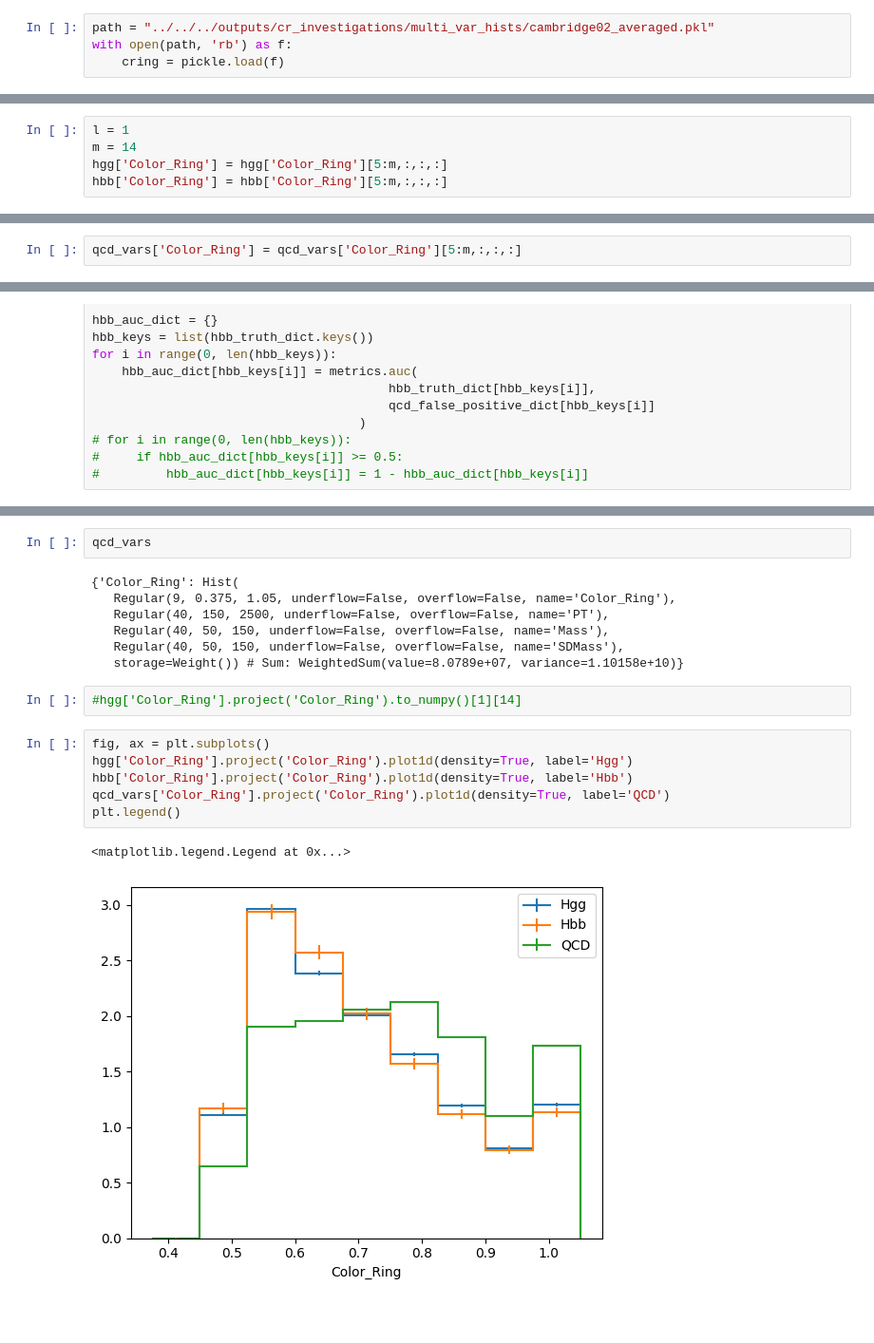
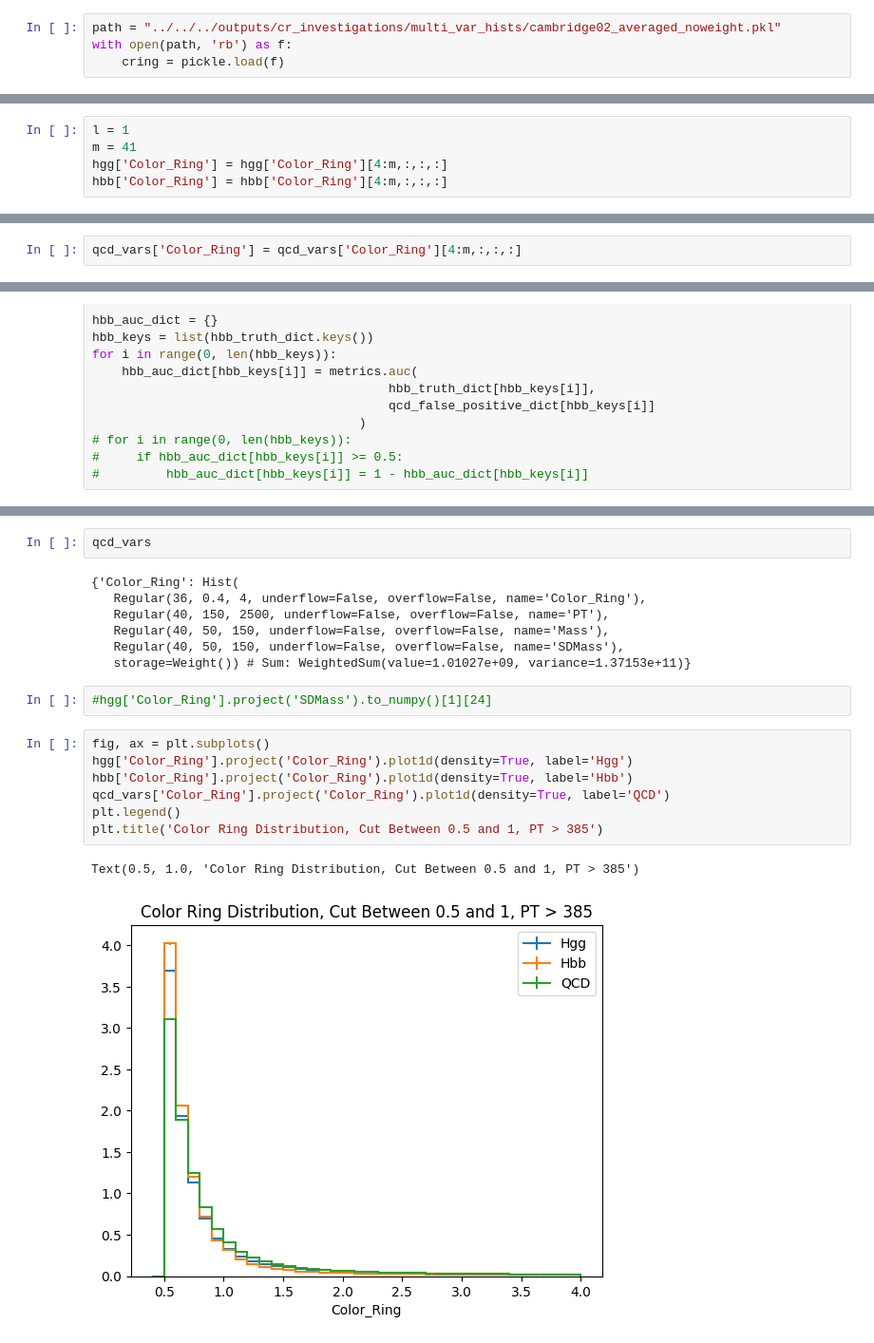
Before and after one commit to cmoore24-24/hgg, a Jupyter notebook: notebooks/stats/multiaxis/ca_multiaxis_plots.ipynb, the cells around one changed output, grey strips where cells are left out. Shown at 95% size. Saved outputs shown, nothing was run; the diff lists cells and outputs as text; blank space fills up the shorter version.

Commit message:
march 25th color ring averaging work

```diff
--- a/notebooks/stats/multiaxis/ca_multiaxis_plots.ipynb
+++ b/notebooks/stats/multiaxis/ca_multiaxis_plots.ipynb
@@ -4,7 +4,7 @@ import matplotlib.pyplot as plt
 import pickle
 import sklearn.metrics as metrics
 # %%
-path = "../../../outputs/cr_investigations/multi_var_hists/cambridge02_averaged.pkl"
+path = "../../../outputs/cr_investigations/multi_var_hists/cambridge02_averaged_noweight.pkl"
 with open(path, 'rb') as f:
     cring = pickle.load(f)
 # %%
@@ -25,9 +25,9 @@ for i in range(1, len(hbb_entries)):
     hbb[hbb_entries[i]].view(flow=True)[:] *= scalesHbb
 # %%
 l = 1
-m = 14
-hgg['Color_Ring'] = hgg['Color_Ring'][5:m,:,:,:]
-hbb['Color_Ring'] = hbb['Color_Ring'][5:m,:,:,:]
+m = 41
+hgg['Color_Ring'] = hgg['Color_Ring'][4:m,:,:,:]
+hbb['Color_Ring'] = hbb['Color_Ring'][4:m,:,:,:]
 # %%
 #get the totals for each histogram
 hgg_totals_dict = {}
@@ -130,7 +130,7 @@ for i in range(1, len(entries)):
         temp_hist += qcd_dict[list(qcd_dict.keys())[j]][entries[i]]
     qcd_vars[entries[i]] = temp_hist
 # %%
-qcd_vars['Color_Ring'] = qcd_vars['Color_Ring'][5:m,:,:,:]
+qcd_vars['Color_Ring'] = qcd_vars['Color_Ring'][4:m,:,:,:]
 # %%
 #totals for each qcd hist
 qcd_totals_dict = {}
@@ -224,21 +224,22 @@ hgg
 qcd_vars
 # %% [output]
 {'Color_Ring': Hist(
-   Regular(9, 0.375, 1.05, underflow=False, overflow=False, name='Color_Ring'),
+   Regular(36, 0.4, 4, underflow=False, overflow=False, name='Color_Ring'),
    Regular(40, 150, 2500, underflow=False, overflow=False, name='PT'),
    Regular(40, 50, 150, underflow=False, overflow=False, name='Mass'),
    Regular(40, 50, 150, underflow=False, overflow=False, name='SDMass'),
-   storage=Weight()) # Sum: WeightedSum(value=8.0789e+07, variance=1.10158e+10)}
+   storage=Weight()) # Sum: WeightedSum(value=1.01027e+09, variance=1.37153e+11)}
 # %%
-#hgg['Color_Ring'].project('Color_Ring').to_numpy()[1][14]
+#hgg['Color_Ring'].project('SDMass').to_numpy()[1][24]
 # %%
 fig, ax = plt.subplots()
 hgg['Color_Ring'].project('Color_Ring').plot1d(density=True, label='Hgg')
 hbb['Color_Ring'].project('Color_Ring').plot1d(density=True, label='Hbb')
 qcd_vars['Color_Ring'].project('Color_Ring').plot1d(density=True, label='QCD')
 plt.legend()
+plt.title('Color Ring Distribution, Cut Between 0.5 and 1, PT > 385')
 # %% [output]
-<matplotlib.legend.Legend at 0x...>
+Text(0.5, 1.0, 'Color Ring Distribution, Cut Between 0.5 and 1, PT > 385')
-[figure, old version]
+[figure, new version]
 # %%
 fig, ax = plt.subplots()
```
Also changed, not shown: parts of 9 cells of this notebook, 2 other files.
